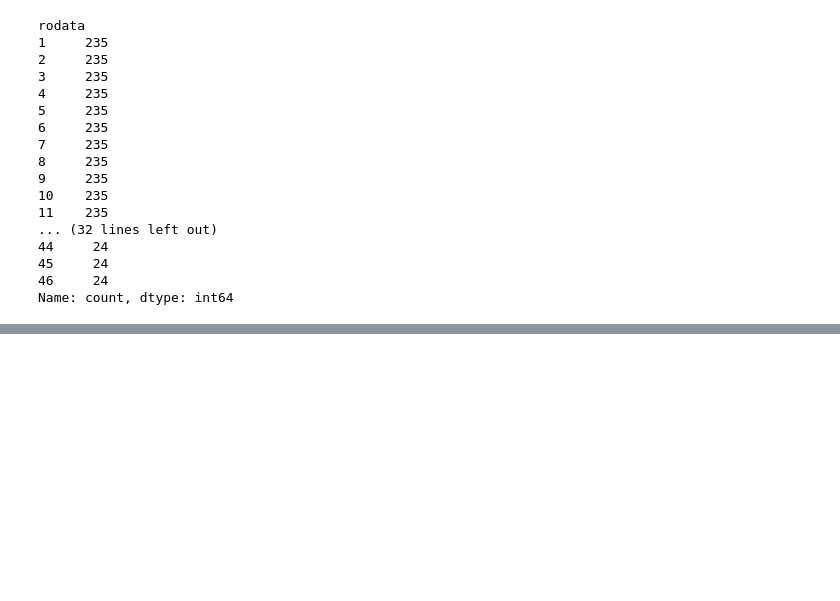
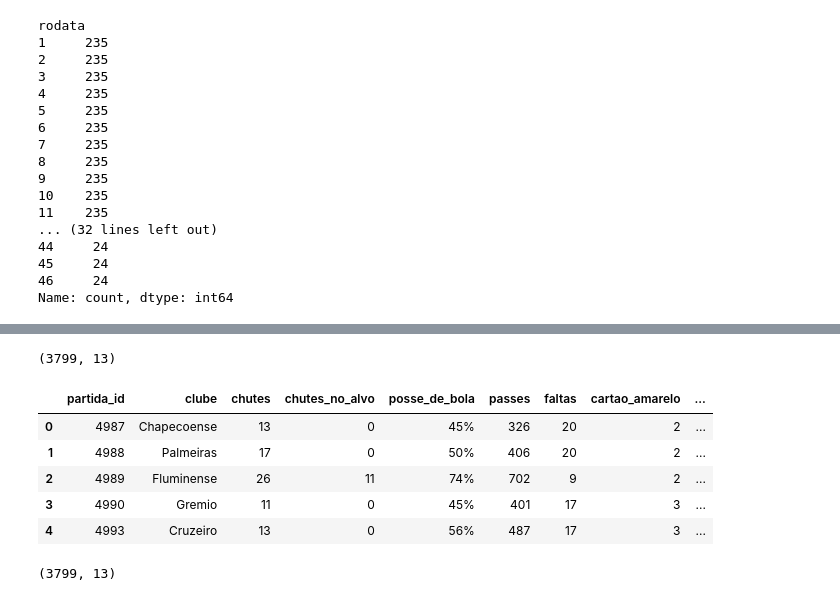
Before and after one commit to GustavoSarquis/Analise-Dataset-Brasileirao, a Jupyter notebook: analise_dados.ipynb, the cells around one changed output, grey strips where cells are left out. Cells and saved outputs as stored; diff of their text form; code cells hidden in the pictures; blank space fills up the shorter version.

```diff
--- a/analise_dados.ipynb
+++ b/analise_dados.ipynb
@@ -100,0 +228,15 @@ Name: count, dtype: int64
+# %%
+stats_mandante = stats_analise.merge(jogos_analise[["ID", "mandante"]],left_on=["partida_id", "clube"],right_on=["ID", "mandante"],how="inner")
+# %%
+stats_mandante.shape
+# %% [output]
+(3799, 13)
+# %%
+stats_mandante.head()
+# %% [output]
+|  | partida_id | clube | chutes | chutes_no_alvo | posse_de_bola | passes | faltas | cartao_amarelo | ... |
+| 0 | 4987 | Chapecoense | 13 | 0 | 45% | 326 | 20 | 2 | ... |
+| 1 | 4988 | Palmeiras | 17 | 0 | 50% | 406 | 20 | 2 | ... |
+| 2 | 4989 | Fluminense | 26 | 11 | 74% | 702 | 9 | 2 | ... |
+| 3 | 4990 | Gremio | 11 | 0 | 45% | 401 | 17 | 3 | ... |
+| 4 | 4993 | Cruzeiro | 13 | 0 | 56% | 487 | 17 | 3 | ... |
@@ -100,0 +245,4 @@ Name: count, dtype: int64
+# %%
+stats_visitante.shape
+# %% [output]
+(3799, 13)
```
Also changed, not shown: parts of 38 cells of this notebook.
